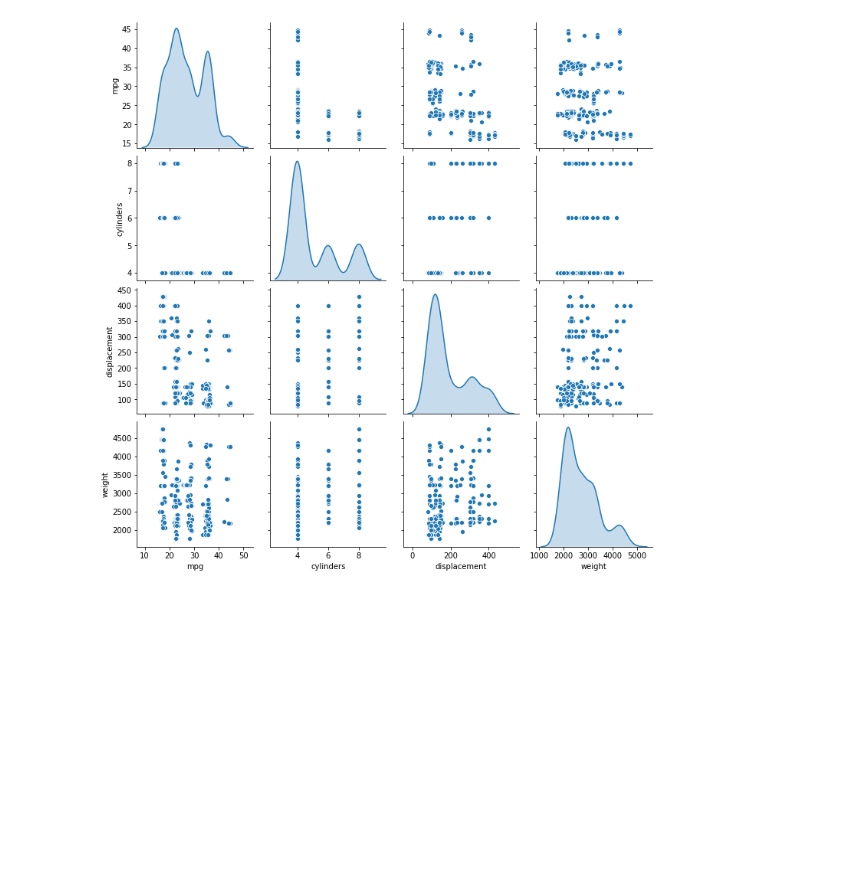
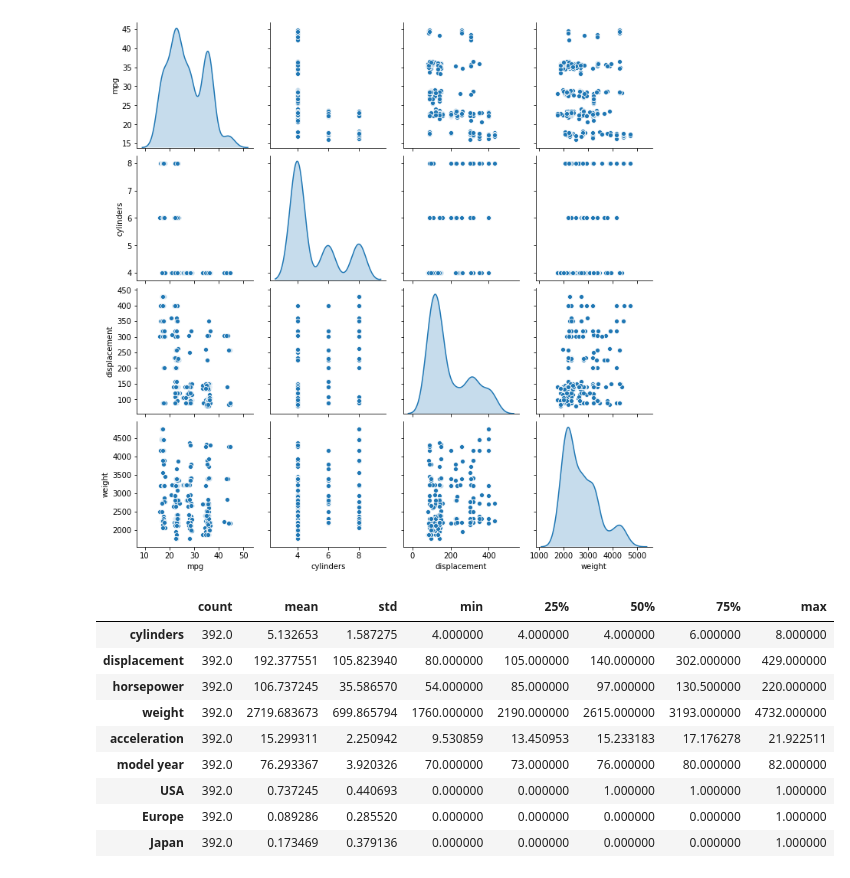
Before and after one commit to ducksfrogs/signate_quest, a Jupyter notebook: car/jup/eda_kaggle.ipynb, the cells around one changed output. Cells and saved outputs as stored; diff of their text form; code cells hidden in the pictures; blank space fills up the shorter version.

```diff
--- a/car/jup/eda_kaggle.ipynb
+++ b/car/jup/eda_kaggle.ipynb
@@ -92,0 +91,16 @@ train_stats = train_data.
+# %%
+train_stats = train_data.describe()
+train_stats.pop("mpg")
+train_stats = train_stats.transpose()
+train_stats
+# %% [output]
+|  | count | mean | std | min | 25% | 50% | 75% | max |
+| cylinders | 392.0 | 5.132653 | 1.587275 | 4.000000 | 4.000000 | 4.000000 | 6.000000 | 8.000000 |
+| displacement | 392.0 | 192.377551 | 105.823940 | 80.000000 | 105.000000 | 140.000000 | 302.000000 | 429.000000 |
+| horsepower | 392.0 | 106.737245 | 35.586570 | 54.000000 | 85.000000 | 97.000000 | 130.500000 | 220.000000 |
+| weight | 392.0 | 2719.683673 | 699.865794 | 1760.000000 | 2190.000000 | 2615.000000 | 3193.000000 | 4732.000000 |
+| acceleration | 392.0 | 15.299311 | 2.250942 | 9.530859 | 13.450953 | 15.233183 | 17.176278 | 21.922511 |
+| model year | 392.0 | 76.293367 | 3.920326 | 70.000000 | 73.000000 | 76.000000 | 80.000000 | 82.000000 |
+| USA | 392.0 | 0.737245 | 0.440693 | 0.000000 | 0.000000 | 1.000000 | 1.000000 | 1.000000 |
+| Europe | 392.0 | 0.089286 | 0.285520 | 0.000000 | 0.000000 | 0.000000 | 0.000000 | 1.000000 |
+| Japan | 392.0 | 0.173469 | 0.379136 | 0.000000 | 0.000000 | 0.000000 | 0.000000 | 1.000000 |
```
Also changed, not shown: parts of 1 cell of this notebook.
